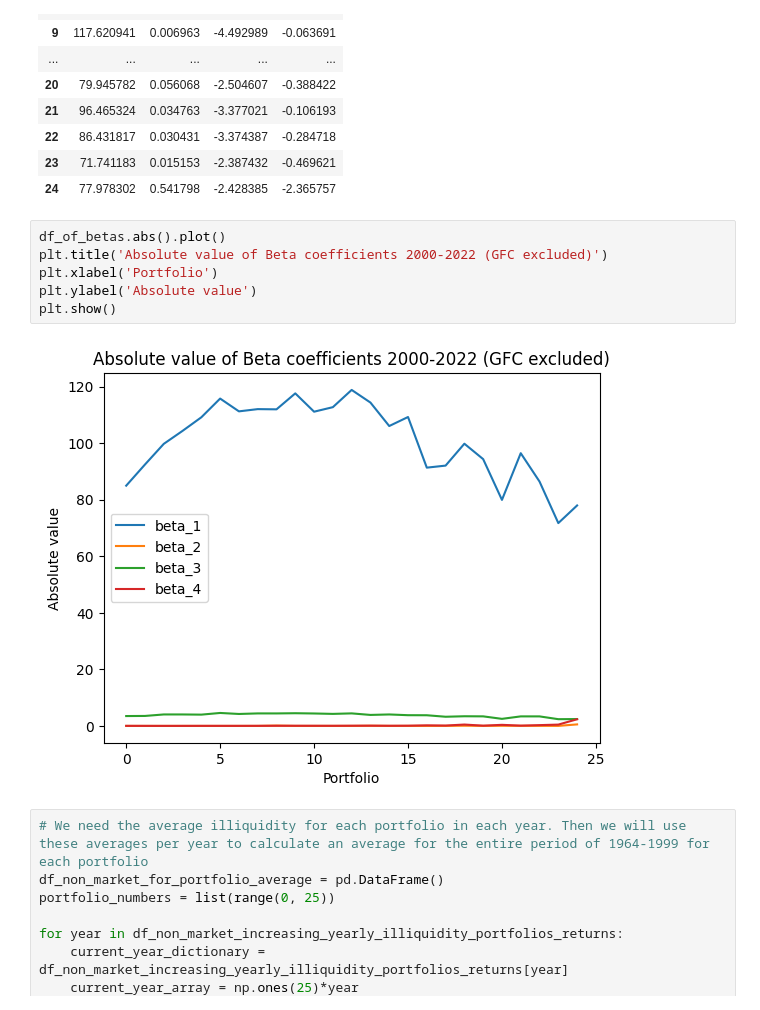
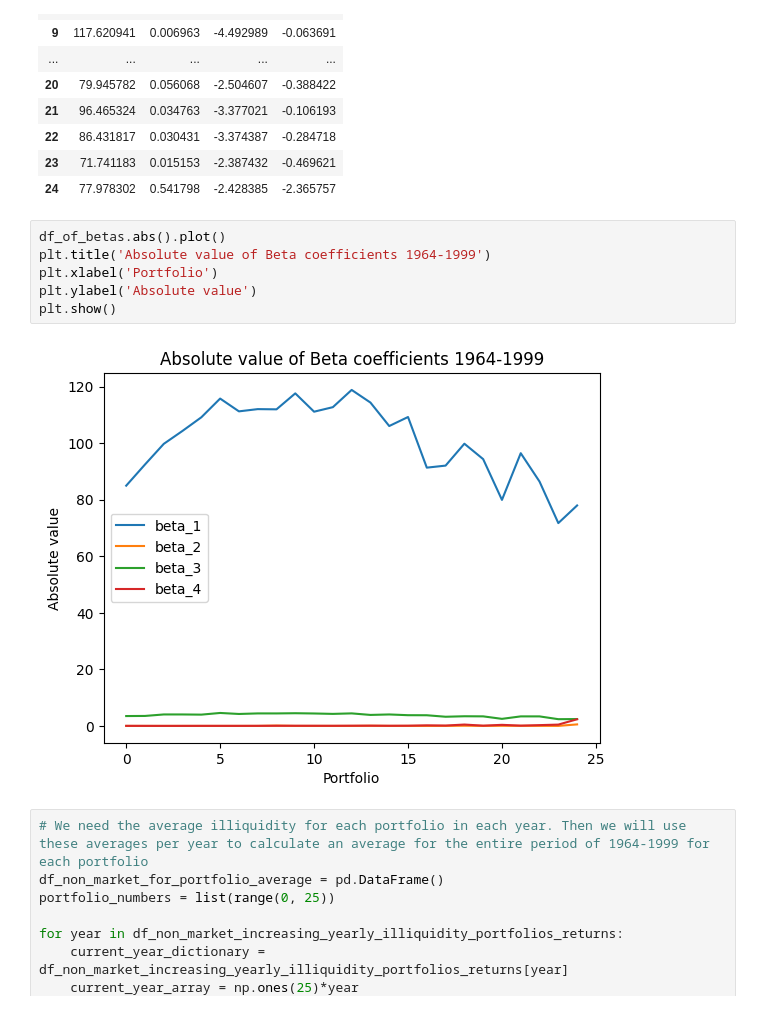
Before and after one commit to JMCG22/pm_cw, a Jupyter notebook: Data_combined_new_data_no_GFC.ipynb, the cells around one changed output. Drawn from its saved outputs; the diff is of its cells as text.

```diff
--- a/Data_combined_new_data_no_GFC.ipynb
+++ b/Data_combined_new_data_no_GFC.ipynb
@@ -1010,12 +1010,12 @@ df_of_betas
 | 24 | 77.978302 | 0.541798 | -2.428385 | -2.365757 |
 # %%
 df_of_betas.abs().plot()
-plt.title('Absolute value of Beta coefficients 2000-2022 (GFC excluded)')
+plt.title('Absolute value of Beta coefficients 1964-1999')
 plt.xlabel('Portfolio')
 plt.ylabel('Absolute value')
 plt.show()
 # %% [output]
-[figure, old version]
+[figure, new version]
 # %%
 # We need the average illiquidity for each portfolio in each year. Then we will use these averages per year to calculate an average for the entire period of 1964-1999 for each portfolio
 df_non_market_for_portfolio_average = pd.DataFrame()
```
Also changed, not shown: parts of 4 cells of this notebook.
